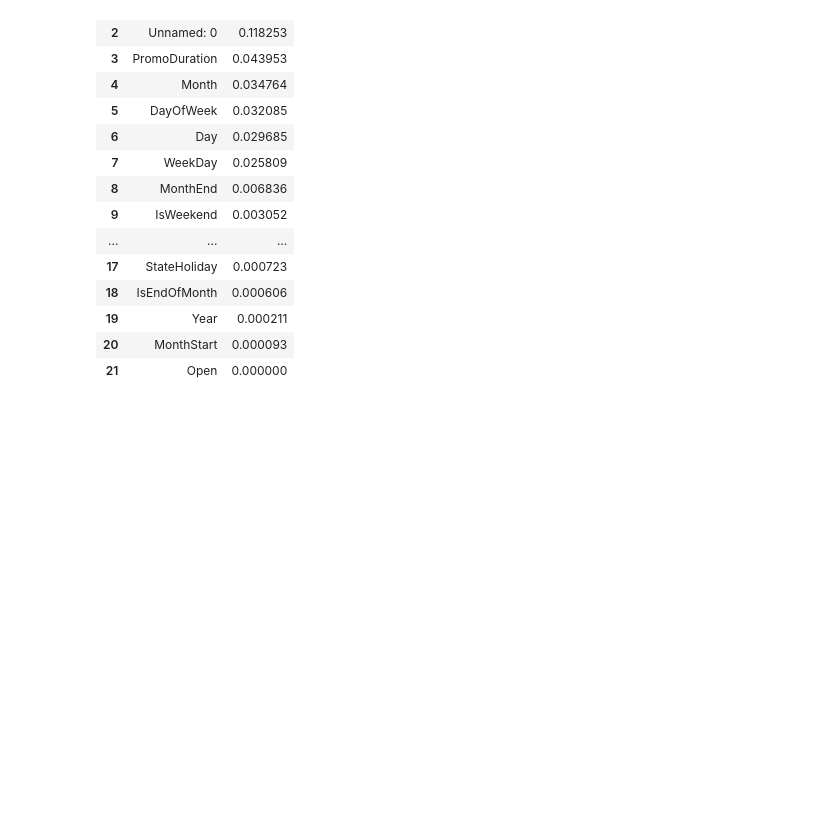
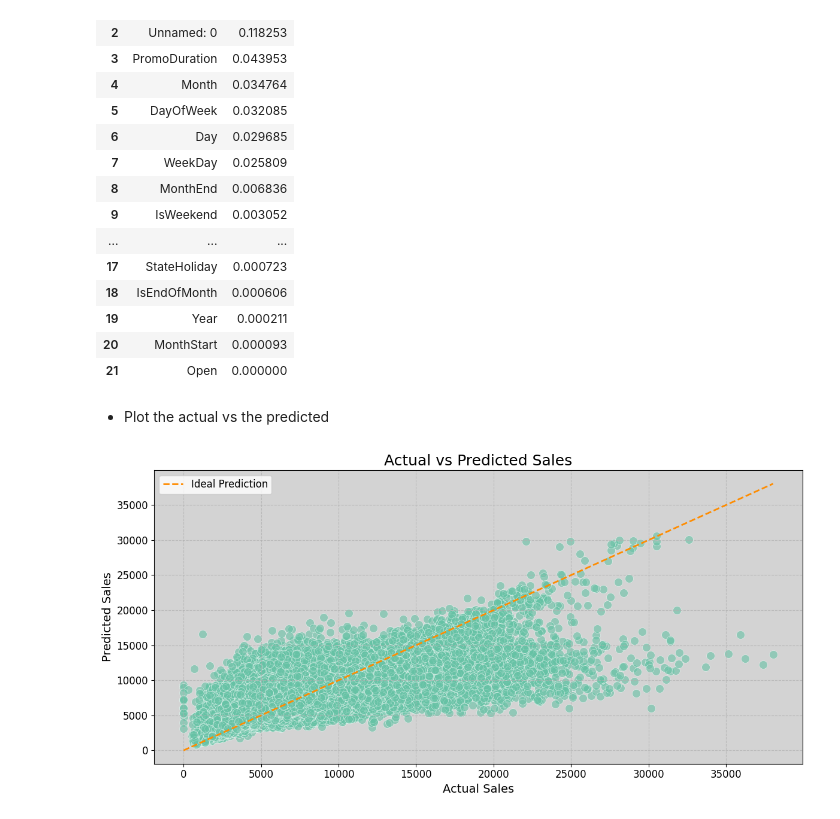
Before and after one commit to WildCayote/Rossman-Pharma-Sales-Prediction, a Jupyter notebook: notebooks/modeling.ipynb, the cells around one changed output. Drawn from its saved outputs; the diff is of its cells as text; code cells hidden in the pictures; blank space fills up the shorter version.

```diff
--- a/notebooks/modeling.ipynb
+++ b/notebooks/modeling.ipynb
@@ -79,3 +79,9 @@ sales_model.feature_importance().reset_index(name='score').sort_values(by='score
 | 19 | Year | 0.000211 |
 | 20 | MonthStart | 0.000093 |
 | 21 | Open | 0.000000 |
+# %% [markdown]
+- Plot the actual vs the predicted
+# %%
+sales_model.plot_actual_vs_predicted()
+# %% [output]
+[figure, added]
```
